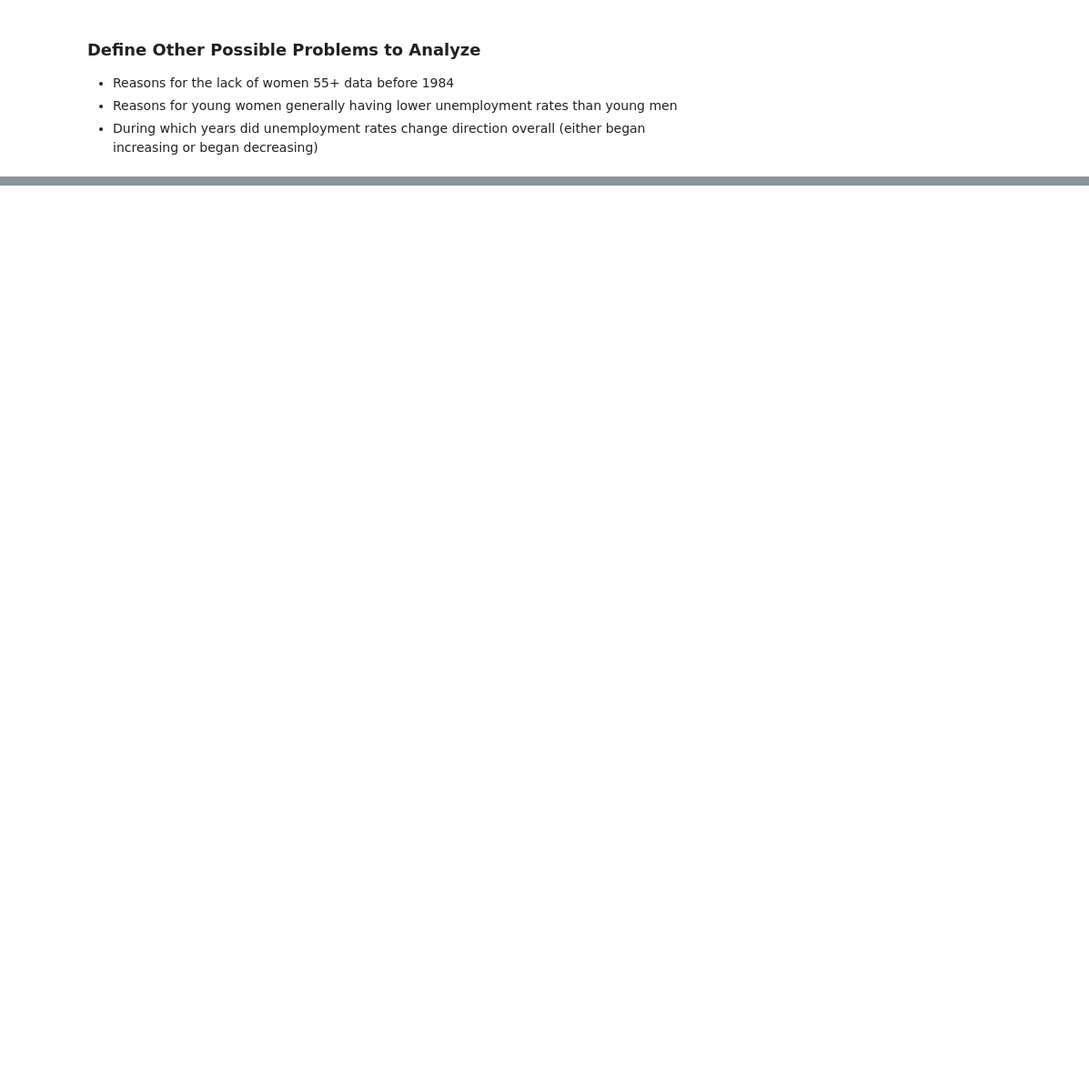
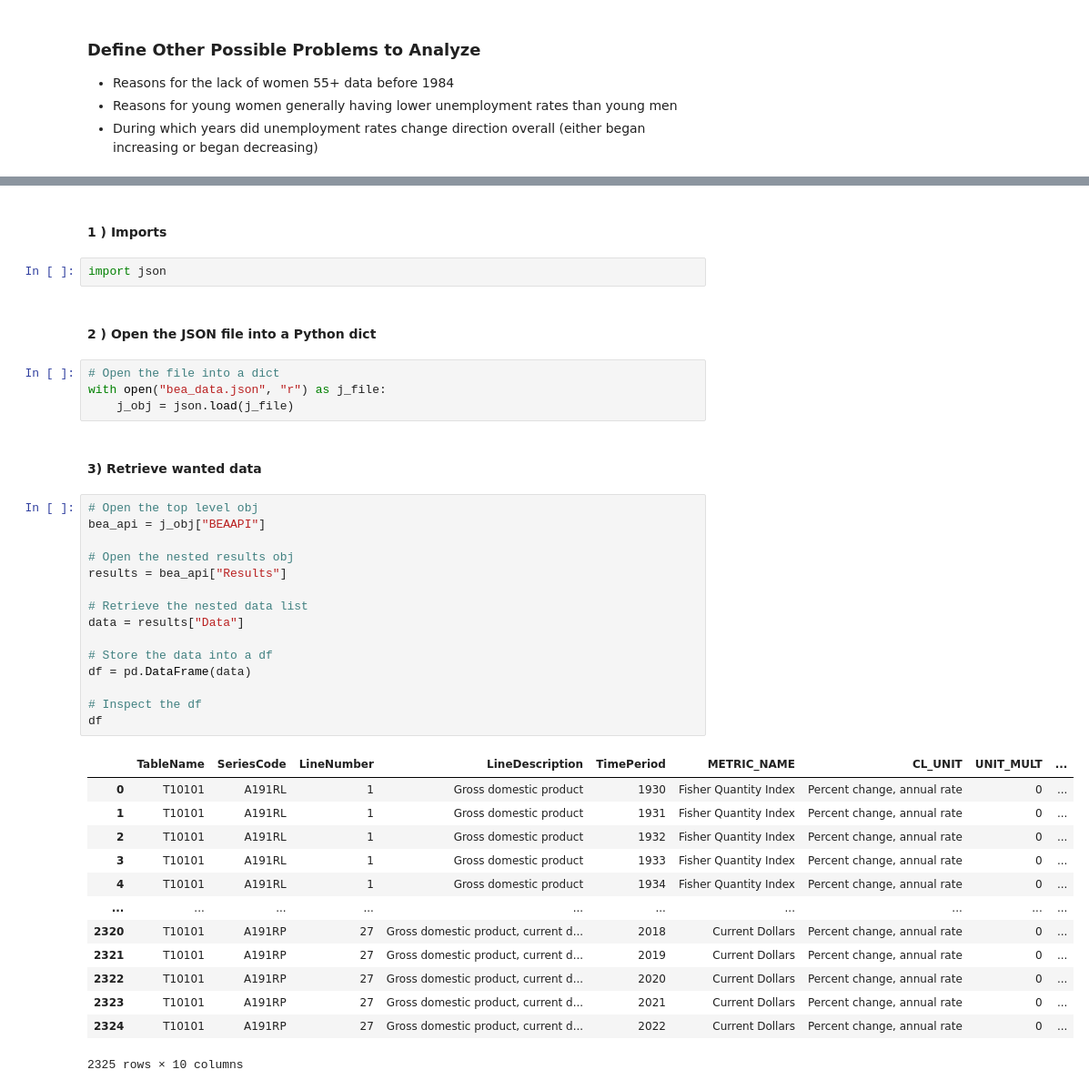
Before and after one commit to greead/data_analytics, a Jupyter notebook: unemployment_study/unemployment_case.ipynb, the cells around one changed output, grey strips where cells are left out. Shown at 91% size. Drawn from its saved outputs; the diff is of its cells as text; blank space fills up the shorter version.

```diff
--- a/unemployment_study/unemployment_case.ipynb
+++ b/unemployment_study/unemployment_case.ipynb
@@ -379,0 +412,41 @@ The graphs shown above can be used to see some interesting trends:
+# %% [markdown]
+#### 1 ) Imports
+# %%
+import json
+# %% [markdown]
+#### 2 ) Open the JSON file into a Python dict
+# %%
+# Open the file into a dict
+with open("bea_data.json", "r") as j_file:
+    j_obj = json.load(j_file)
+# %% [markdown]
+#### 3) Retrieve wanted data
+# %%
+# Open the top level obj
+bea_api = j_obj["BEAAPI"]
+
+# Open the nested results obj
+results = bea_api["Results"]
+
+# Retrieve the nested data list
+data = results["Data"]
+
+# Store the data into a df
+df = pd.DataFrame(data)
+
+# Inspect the df
+df
+# %% [output]
+|  | TableName | SeriesCode | LineNumber | LineDescription | TimePeriod | METRIC_NAME | CL_UNIT | UNIT_MULT | ... |
+| 0 | T10101 | A191RL | 1 | Gross domestic product | 1930 | Fisher Quantity Index | Percent change, annual rate | 0 | ... |
+| 1 | T10101 | A191RL | 1 | Gross domestic product | 1931 | Fisher Quantity Index | Percent change, annual rate | 0 | ... |
+| 2 | T10101 | A191RL | 1 | Gross domestic product | 1932 | Fisher Quantity Index | Percent change, annual rate | 0 | ... |
+| 3 | T10101 | A191RL | 1 | Gross domestic product | 1933 | Fisher Quantity Index | Percent change, annual rate | 0 | ... |
+| 4 | T10101 | A191RL | 1 | Gross domestic product | 1934 | Fisher Quantity Index | Percent change, annual rate | 0 | ... |
+| ... | ... | ... | ... | ... | ... | ... | ... | ... | ... |
+| 2320 | T10101 | A191RP | 27 | Gross domestic product, current d... | 2018 | Current Dollars | Percent change, annual rate | 0 | ... |
+| 2321 | T10101 | A191RP | 27 | Gross domestic product, current d... | 2019 | Current Dollars | Percent change, annual rate | 0 | ... |
+| 2322 | T10101 | A191RP | 27 | Gross domestic product, current d... | 2020 | Current Dollars | Percent change, annual rate | 0 | ... |
+| 2323 | T10101 | A191RP | 27 | Gross domestic product, current d... | 2021 | Current Dollars | Percent change, annual rate | 0 | ... |
+| 2324 | T10101 | A191RP | 27 | Gross domestic product, current d... | 2022 | Current Dollars | Percent change, annual rate | 0 | ... |
+2325 rows × 10 columns
```
Also changed, not shown: parts of 44 cells of this notebook, 2 other files.
